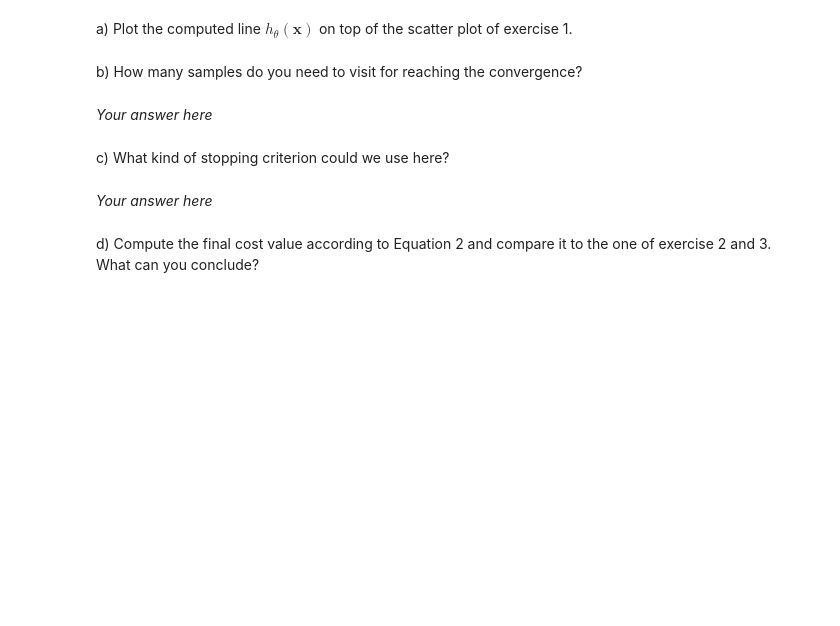
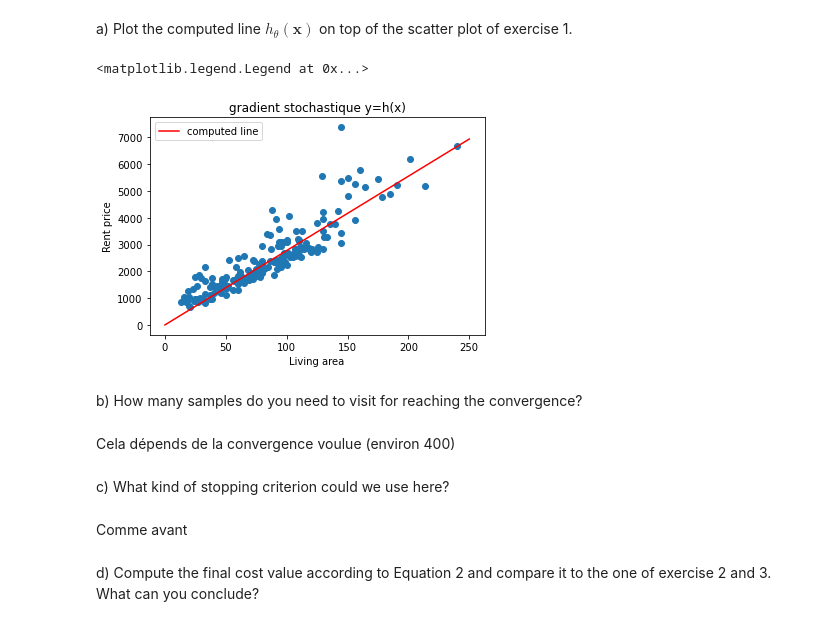
Before and after one commit to jojoc4/MachLe, a Jupyter notebook: TP4/pw4-linear-regression-stud.ipynb, the cells around one changed output. Saved outputs shown, nothing was run; the diff lists cells and outputs as text; code cells hidden in the pictures; blank space fills up the shorter version.

```diff
--- a/TP4/pw4-linear-regression-stud.ipynb
+++ b/TP4/pw4-linear-regression-stud.ipynb
@@ -137,15 +213,25 @@ Implement the stochastic gradient descent algorithm for the previous problem. As
 # %% [markdown]
 a) Plot the computed line $h_{\theta}(\mathbf{x})$ on top of the scatter plot of exercise 1.
 # %%
-# Your code here
+plt.scatter(dataset['living_area'].values, dataset["rent_price"].values)
+x = np.linspace(0, 250)
+y = theta0 + theta1*x
+plt.plot(x, y, color="red", label="computed line")
+plt.title("gradient stochastique y=h(x)")
+plt.xlabel("Living area")
+plt.ylabel("Rent price")
+plt.legend()
+# %% [output]
+<matplotlib.legend.Legend at 0x...>
+[figure, added]
 # %% [markdown]
 b) How many samples do you need to visit for reaching the convergence?
 # %% [markdown]
-_Your answer here_
+Cela dépends de la convergence voulue (environ 400)
 # %% [markdown]
 c) What kind of stopping criterion could we use here?
 # %% [markdown]
-_Your answer here_
+Comme avant
 # %% [markdown]
 d) Compute the final cost value according to Equation 2 and compare it to the one of exercise 2 and 3. What can you conclude?
 # %%
```
Also changed, not shown: parts of 18 cells of this notebook, 1 other file.
